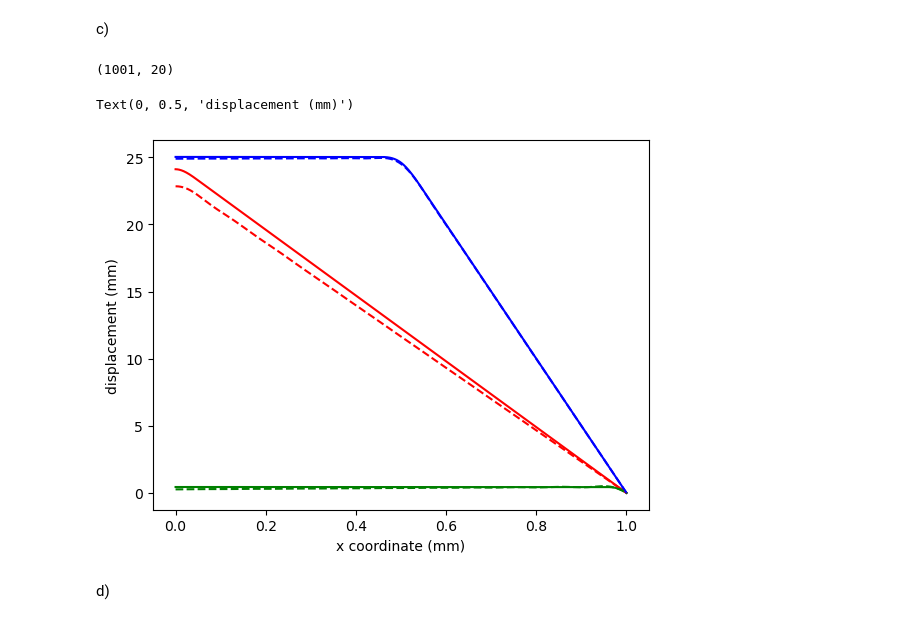
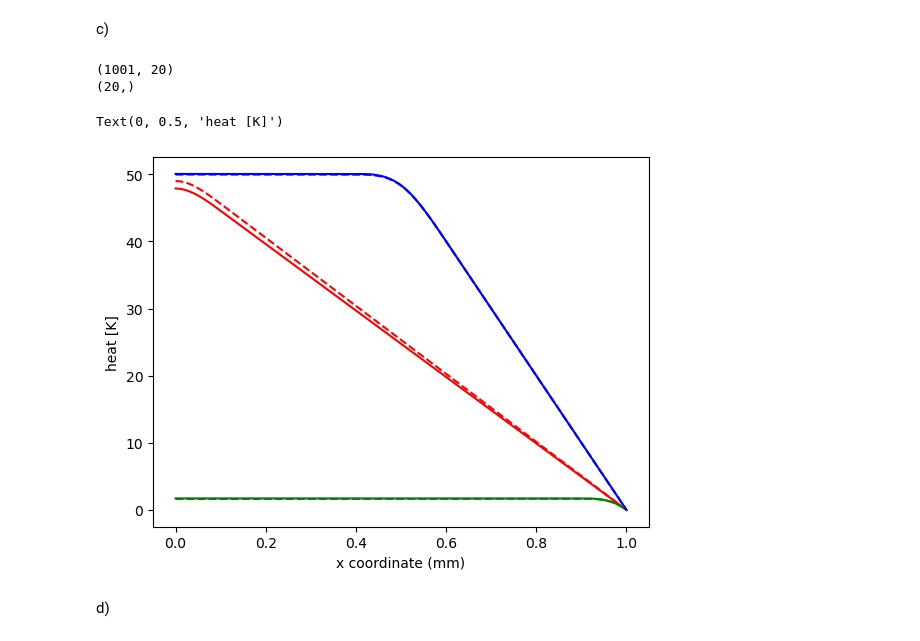
Before and after one commit to Willepq/IMS135, a Jupyter notebook: Assignments/ASS1.ipynb, the cells around one changed output. Saved outputs shown, nothing was run; the diff lists cells and outputs as text; code cells hidden in the pictures.

```diff
--- a/Assignments/ASS1.ipynb
+++ b/Assignments/ASS1.ipynb
@@ -28,7 +28,7 @@ import matplotlib.pyplot as plt
 # Set up the problem
 
 # Properties
-L=1      # [mm]
+L=1      # [m]
 Exk=1000.   # [K/m^2]
 tend=1000   # [s]
 Kx_max=1000    # [K/m^2]
@@ -39,7 +39,7 @@ Ex=np.linspace(0,L,ndofs)
 dx=Ex[1]-Ex[0]
 
 # Define Time History
-tend=1000
+tend=100
 ntime=1000
 # time history
 tt = np.linspace(0, tend, ntime)
@@ -71,7 +71,6 @@ def tent_distribution(x, a, Kx0, velocity, time):
 ###
 body_width=L/10 #assume portion of the total length
 velocity=L/tend #assume that the load travels the full length
-body_width=L/20
 
 #plot a figure how the temperature load looks like at half-time
 heat_distribution=tent_distribution(Ex, body_width, Kx_max, velocity, tend/5)
@@ -179,38 +178,43 @@ from scipy import linalg
 #use sparse matrix to speed up
 As = csr_matrix(A, shape=(ndofs-1, ndofs-1))
 Kx_values=np.zeros((ndofs,)) #initial Kx values
 
 for i in range(ntime):
-    for j in range(ndofs-1):
+    for j in range(ndofs):
         Kx_values[j]=tent_distribution(Ex[j], body_width, Kx_max, velocity, tt[i])
     #Kx_values=hertz_distribution(Ex, body_width, Kx, velocity, tt[i])  #hertz_distribution(Ex[1:-1], body_width, Kx, velocity, tt[i])
     #print(Kx_values.shape)
     b=np.linalg.pinv(d2Phi_dx2) @ (-Kx_values)  #nthe reason for using pinv is that we have more equations (one for each node position) than unknowns
     b_hist[:,i]=b #save in history matrix
 
-print(d2Phi_dx2.shape)
+
 
 # Compute heat distribution
 a_hist_red=np.zeros((ndofs,ntime))
 for i in range(ntime):
     a_hist_red[:,i]=Phi @ b_hist[:,i]
 
+
+
+print(Phi.shape)
+print(b_hist[:,0].shape)
 
 plt.plot(Ex,a_hist[:,0], 'r', label='intial displacement field')
 plt.plot(Ex,a_hist[:,round(ntime/2)], 'b', label='intermediate displacement field')
 plt.plot(Ex,a_hist[:,-1], 'g', label='final temperature field')
 
 
 plt.plot(Ex,a_hist_red[:,0], 'r--', label='reduced model, intial displacement  field')
 plt.plot(Ex,a_hist_red[:,round(ntime/2)], 'b--', label='reduced model, intermediate displacement  field')
 plt.plot(Ex,a_hist_red[:,-1], 'g--', label='reduced model,final displacement  field')
 plt.xlabel('x coordinate (mm)')  # Label for the x-axis
-plt.ylabel('displacement (mm)')  # Label for the y-axis
+plt.ylabel('heat [K]')  # Label for the y-axis
 # plt.legend()
 # %% [output]
 (1001, 20)
+(20,)
-Text(0, 0.5, 'displacement (mm)')
+Text(0, 0.5, 'heat [K]')
-[figure, old version]
+[figure, new version]
 # %% [markdown]
 d)
 # %%
```
Also changed, not shown: parts of 5 cells of this notebook.
